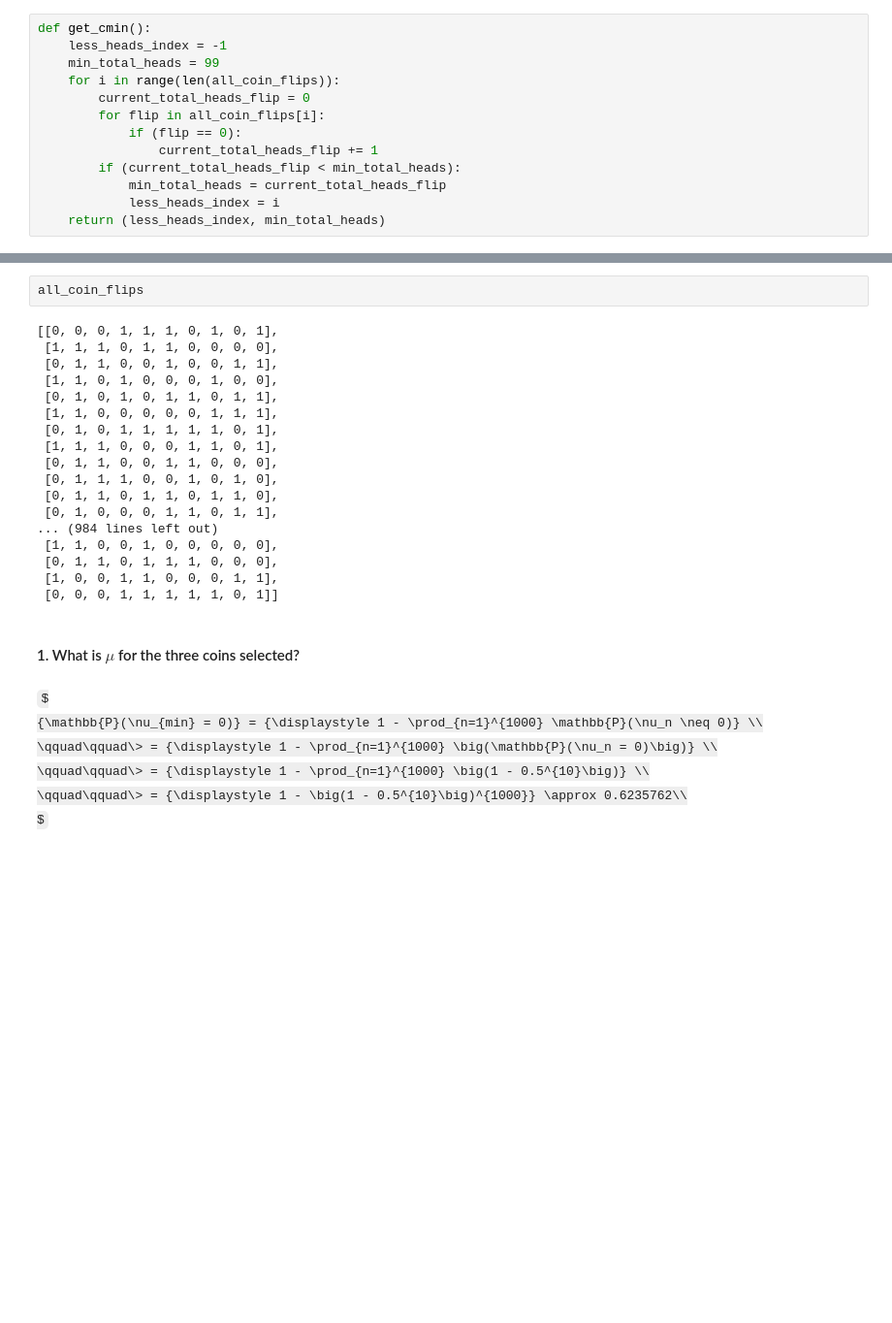
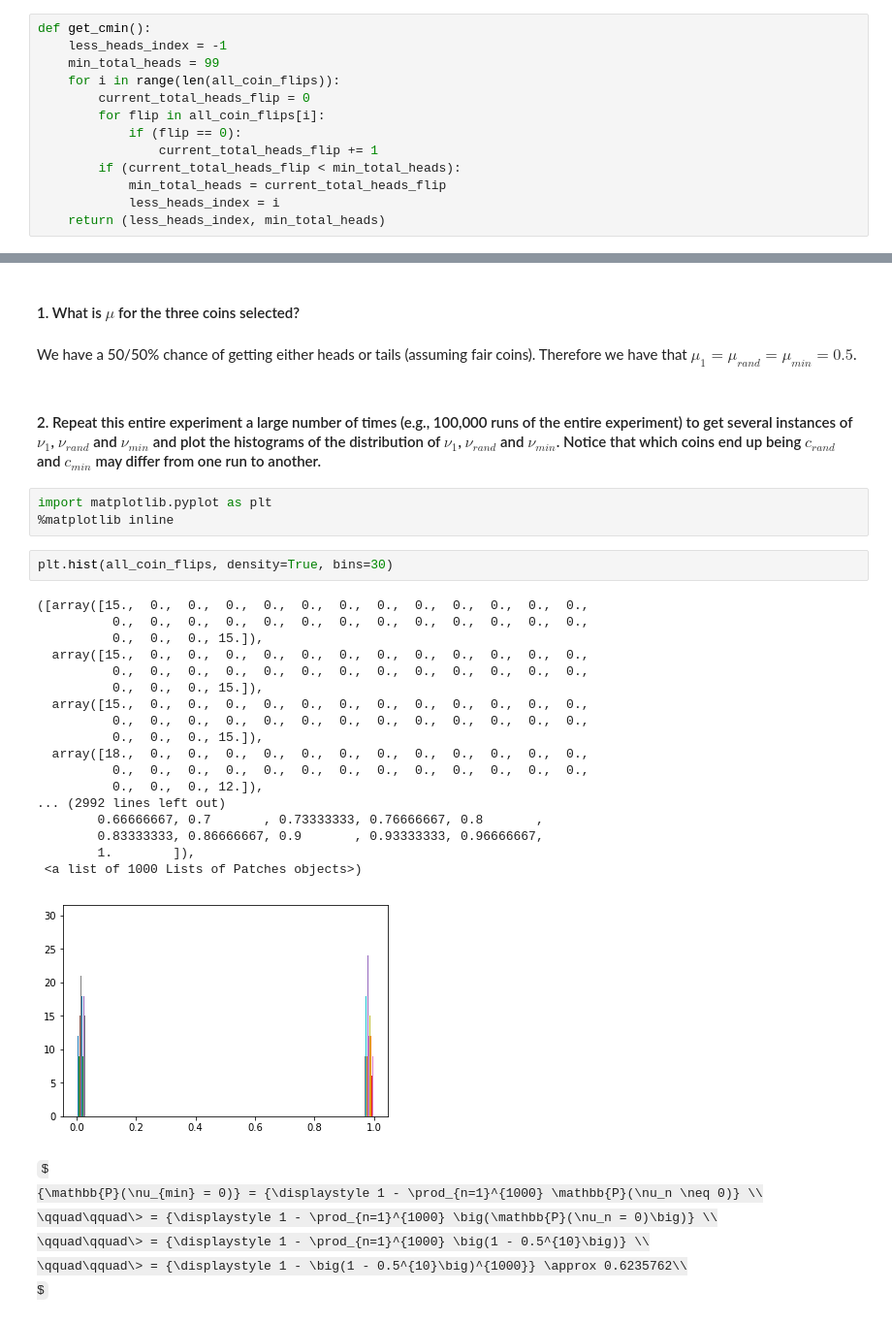
Before and after one commit to bjuncklaus/Learning-From-Data, a Jupyter notebook: Chapter1.ipynb, the cells around one changed output, grey strips where cells are left out. Shown at 97% size. Saved outputs shown, nothing was run; the diff lists cells and outputs as text; some formulas as TeX source; blank space fills up the shorter version.

```diff
--- a/Chapter1.ipynb
+++ b/Chapter1.ipynb
@@ -43,25 +40,33 @@ cmin
-# %%
-all_coin_flips
-# %% [output]
-[[0, 0, 0, 1, 1, 1, 0, 1, 0, 1],
- [1, 1, 1, 0, 1, 1, 0, 0, 0, 0],
- [0, 1, 1, 0, 0, 1, 0, 0, 1, 1],
- [1, 1, 0, 1, 0, 0, 0, 1, 0, 0],
- [0, 1, 0, 1, 0, 1, 1, 0, 1, 1],
- [1, 1, 0, 0, 0, 0, 0, 1, 1, 1],
- [0, 1, 0, 1, 1, 1, 1, 1, 0, 1],
- [1, 1, 1, 0, 0, 0, 1, 1, 0, 1],
- [0, 1, 1, 0, 0, 1, 1, 0, 0, 0],
- [0, 1, 1, 1, 0, 0, 1, 0, 1, 0],
- [0, 1, 1, 0, 1, 1, 0, 1, 1, 0],
- [0, 1, 0, 0, 0, 1, 1, 0, 1, 1],
-... (984 lines left out)
- [1, 1, 0, 0, 1, 0, 0, 0, 0, 0],
- [0, 1, 1, 0, 1, 1, 1, 0, 0, 0],
- [1, 0, 0, 1, 1, 0, 0, 0, 1, 1],
- [0, 0, 0, 1, 1, 1, 1, 1, 0, 1]]
 # %% [markdown]
 #### 1. What is $\mu$ for the three coins selected?
+# %% [markdown]
+We have a 50/50% chance of getting either heads or tails (assuming fair coins). Therefore we have that $\mu_{1} = \mu_{rand} = \mu_{min} = 0.5$.
+# %% [markdown]
+#### 2. Repeat this entire experiment a large number of times (e.g., 100,000 runs of the entire experiment) to get several instances of $\nu_{1}$, $\nu_{rand}$ and $\nu_{min}$ and plot the histograms of the distribution of $\nu_{1}$, $\nu_{rand}$ and $\nu_{min}$. Notice that which coins end up being $c_{rand}$ and $c_{min}$ may differ from one run to another.
+# %%
+import matplotlib.pyplot as plt
+%matplotlib inline
+# %%
+plt.hist(all_coin_flips, density=True, bins=30)
+# %% [output]
+([array([15.,  0.,  0.,  0.,  0.,  0.,  0.,  0.,  0.,  0.,  0.,  0.,  0.,
+          0.,  0.,  0.,  0.,  0.,  0.,  0.,  0.,  0.,  0.,  0.,  0.,  0.,
+          0.,  0.,  0., 15.]),
+  array([15.,  0.,  0.,  0.,  0.,  0.,  0.,  0.,  0.,  0.,  0.,  0.,  0.,
+          0.,  0.,  0.,  0.,  0.,  0.,  0.,  0.,  0.,  0.,  0.,  0.,  0.,
+          0.,  0.,  0., 15.]),
+  array([15.,  0.,  0.,  0.,  0.,  0.,  0.,  0.,  0.,  0.,  0.,  0.,  0.,
+          0.,  0.,  0.,  0.,  0.,  0.,  0.,  0.,  0.,  0.,  0.,  0.,  0.,
+          0.,  0.,  0., 15.]),
+  array([18.,  0.,  0.,  0.,  0.,  0.,  0.,  0.,  0.,  0.,  0.,  0.,  0.,
+          0.,  0.,  0.,  0.,  0.,  0.,  0.,  0.,  0.,  0.,  0.,  0.,  0.,
+          0.,  0.,  0., 12.]),
+... (2992 lines left out)
+        0.66666667, 0.7       , 0.73333333, 0.76666667, 0.8       ,
+        0.83333333, 0.86666667, 0.9       , 0.93333333, 0.96666667,
+        1.        ]),
+ <a list of 1000 Lists of Patches objects>)
+[figure, added]
 # %% [markdown]
 $
 {\mathbb{P}(\nu_{min} = 0)} = {\displaystyle 1 - \prod_{n=1}^{1000} \mathbb{P}(\nu_n \neq 0)} \\
```
Also changed, not shown: parts of 2 cells of this notebook.
